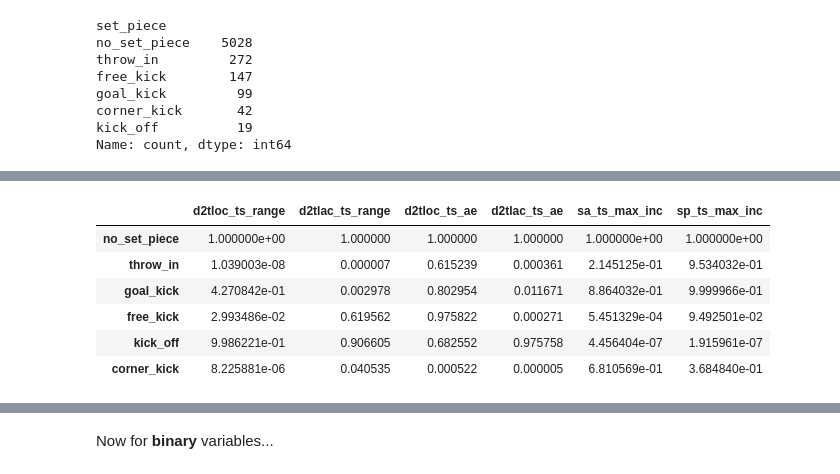
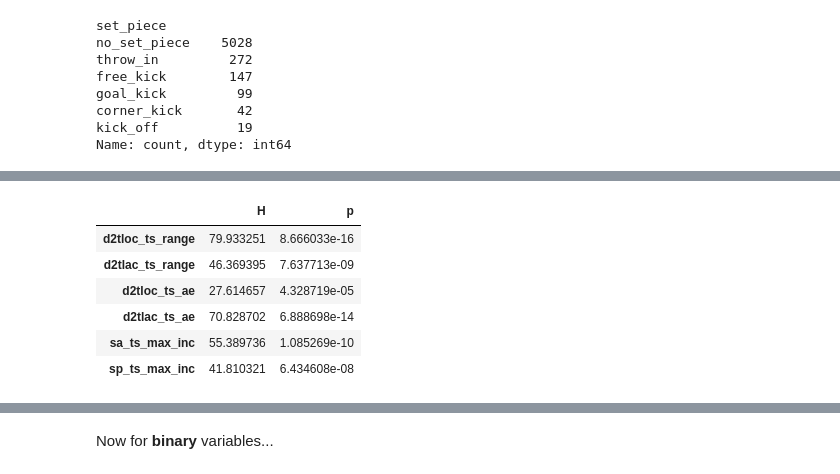
Before and after one commit to tal19/MLDS_Research_Project, a Jupyter notebook: metric_analytics.ipynb, the cells around one changed output, grey strips where cells are left out. Drawn from its saved outputs; the diff is of its cells as text; code cells hidden in the pictures.

```diff
--- a/metric_analytics.ipynb
+++ b/metric_analytics.ipynb
@@ -177,17 +157,20 @@ anova_set_piece
-# %%
-# tukey post hoc tests
-matrix = pd.DataFrame()
-for col in cont_cols:
-    set_piece_df = [post_pass_emb_t[(pass_event_consol_is["set_piece"]==set_piece)&(~pass_event_consol_is[col].isna())][col] for set_piece in set_piece_list]
-    nsp = pd.DataFrame(stats.tukey_hsd(*set_piece_df, equal_var=True).pvalue,index=set_piece_list, columns=set_piece_list).iloc[:,0]
-    matrix = pd.concat([matrix, nsp],axis=1)
-matrix.columns = cont_cols
-matrix
-# %% [output]
-|  | d2tloc_ts_range | d2tlac_ts_range | d2tloc_ts_ae | d2tlac_ts_ae | sa_ts_max_inc | sp_ts_max_inc |
-| no_set_piece | 1.000000e+00 | 1.000000 | 1.000000 | 1.000000 | 1.000000e+00 | 1.000000e+00 |
-| throw_in | 1.039003e-08 | 0.000007 | 0.615239 | 0.000361 | 2.145125e-01 | 9.534032e-01 |
-| goal_kick | 4.270842e-01 | 0.002978 | 0.802954 | 0.011671 | 8.864032e-01 | 9.999966e-01 |
-| free_kick | 2.993486e-02 | 0.619562 | 0.975822 | 0.000271 | 5.451329e-04 | 9.492501e-02 |
-| kick_off | 9.986221e-01 | 0.906605 | 0.682552 | 0.975758 | 4.456404e-07 | 1.915961e-07 |
-| corner_kick | 8.225881e-06 | 0.040535 | 0.000522 | 0.000005 | 6.810569e-01 | 3.684840e-01 |
+# %%
+# Kruskal Wallis test for continuous variables
+set_piece_list = pass_event_consol_is["set_piece"].unique()
+
+kw_set_piece = pd.DataFrame()
+for col in cont_cols:
+    set_piece_df = [post_pass_emb[pass_event_consol_is["set_piece"]==set_piece][col] for set_piece in set_piece_list]
+    test = stats.kruskal(*set_piece_df,nan_policy="omit")
+    F, p = test.statistic, test.pvalue
+    kw_set_piece = pd.concat([kw_set_piece, pd.DataFrame(np.array([F,p])[None,:],columns=["H", "p"],index =[col])], axis=0)
+
+kw_set_piece
+# %% [output]
+|  | H | p |
+| d2tloc_ts_range | 79.933251 | 8.666033e-16 |
+| d2tlac_ts_range | 46.369395 | 7.637713e-09 |
+| d2tloc_ts_ae | 27.614657 | 4.328719e-05 |
+| d2tlac_ts_ae | 70.828702 | 6.888698e-14 |
+| sa_ts_max_inc | 55.389736 | 1.085269e-10 |
+| sp_ts_max_inc | 41.810321 | 6.434608e-08 |
```
Also changed, not shown: parts of 4 cells of this notebook, 3 other files.
